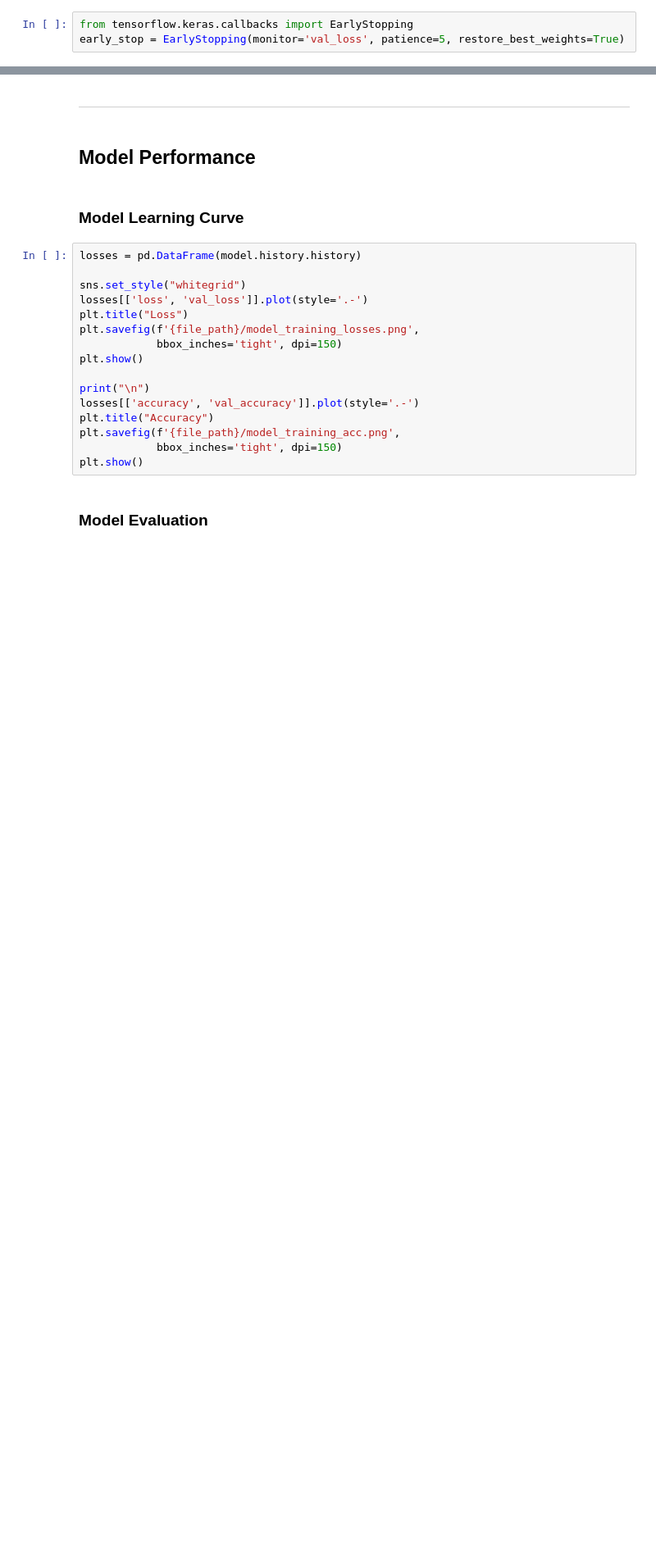
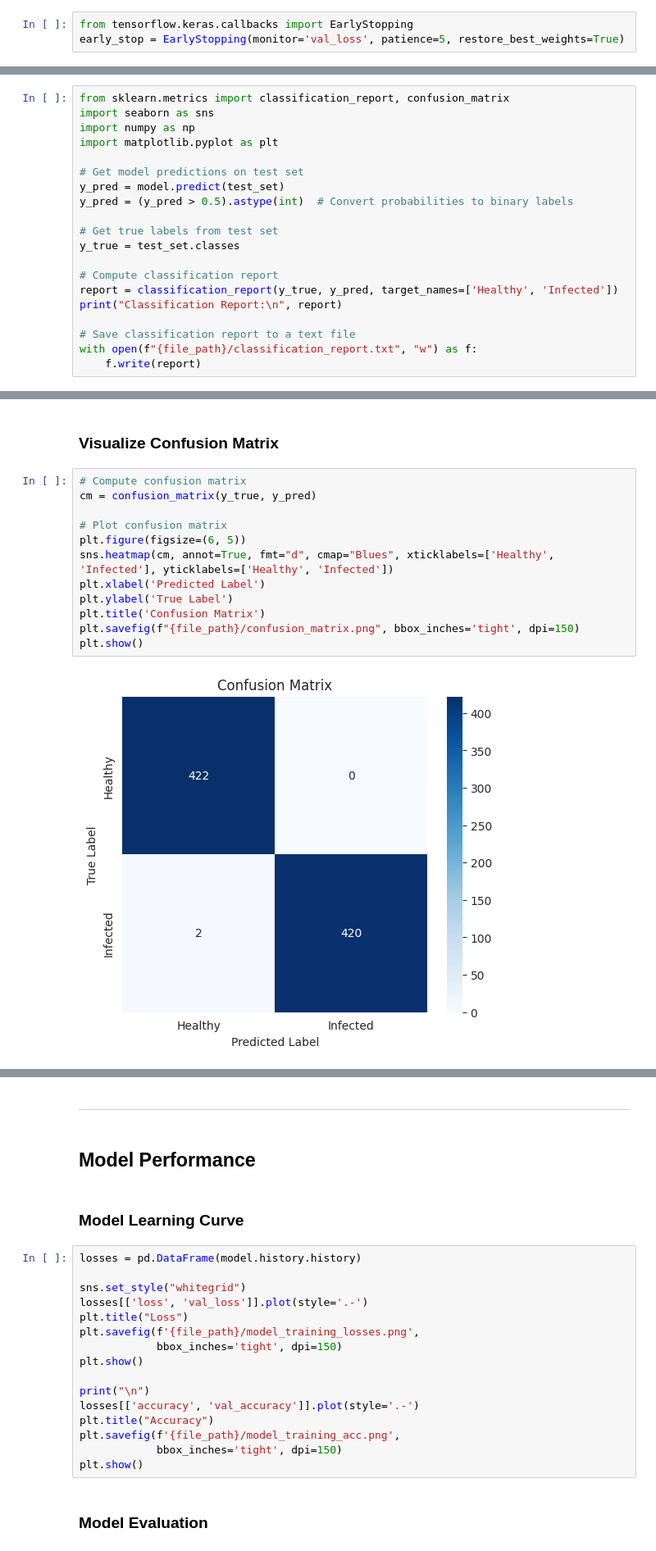
Before and after one commit to micmic210/mildew-detection-app, a Jupyter notebook: jupyter_notebooks/Modeling_Evaluation.ipynb, the cells around one changed output, grey strips where cells are left out. Shown at 82% size. Drawn from its saved outputs; the diff is of its cells as text; blank space fills up the shorter version.

```diff
--- a/jupyter_notebooks/Modeling_Evaluation.ipynb
+++ b/jupyter_notebooks/Modeling_Evaluation.ipynb
@@ -432,0 +468,20 @@ else:
+# %%
+from sklearn.metrics import classification_report, confusion_matrix
+import seaborn as sns
+import numpy as np
+import matplotlib.pyplot as plt
+
+# Get model predictions on test set
+y_pred = model.predict(test_set)
+y_pred = (y_pred > 0.5).astype(int)  # Convert probabilities to binary labels
+
+# Get true labels from test set
+y_true = test_set.classes
+
+# Compute classification report
+report = classification_report(y_true, y_pred, target_names=['Healthy', 'Infected'])
+print("Classification Report:\n", report)
+
+# Save classification report to a text file
+with open(f"{file_path}/classification_report.txt", "w") as f:
+    f.write(report)
@@ -432,0 +500,16 @@ else:
+# %% [markdown]
+### Visualize Confusion Matrix
+# %%
+# Compute confusion matrix
+cm = confusion_matrix(y_true, y_pred)
+
+# Plot confusion matrix
+plt.figure(figsize=(6, 5))
+sns.heatmap(cm, annot=True, fmt="d", cmap="Blues", xticklabels=['Healthy', 'Infected'], yticklabels=['Healthy', 'Infected'])
+plt.xlabel('Predicted Label')
+plt.ylabel('True Label')
+plt.title('Confusion Matrix')
+plt.savefig(f"{file_path}/confusion_matrix.png", bbox_inches='tight', dpi=150)
+plt.show()
+# %% [output]
+[figure, added]
```
Also changed, not shown: parts of 186 cells of this notebook.
